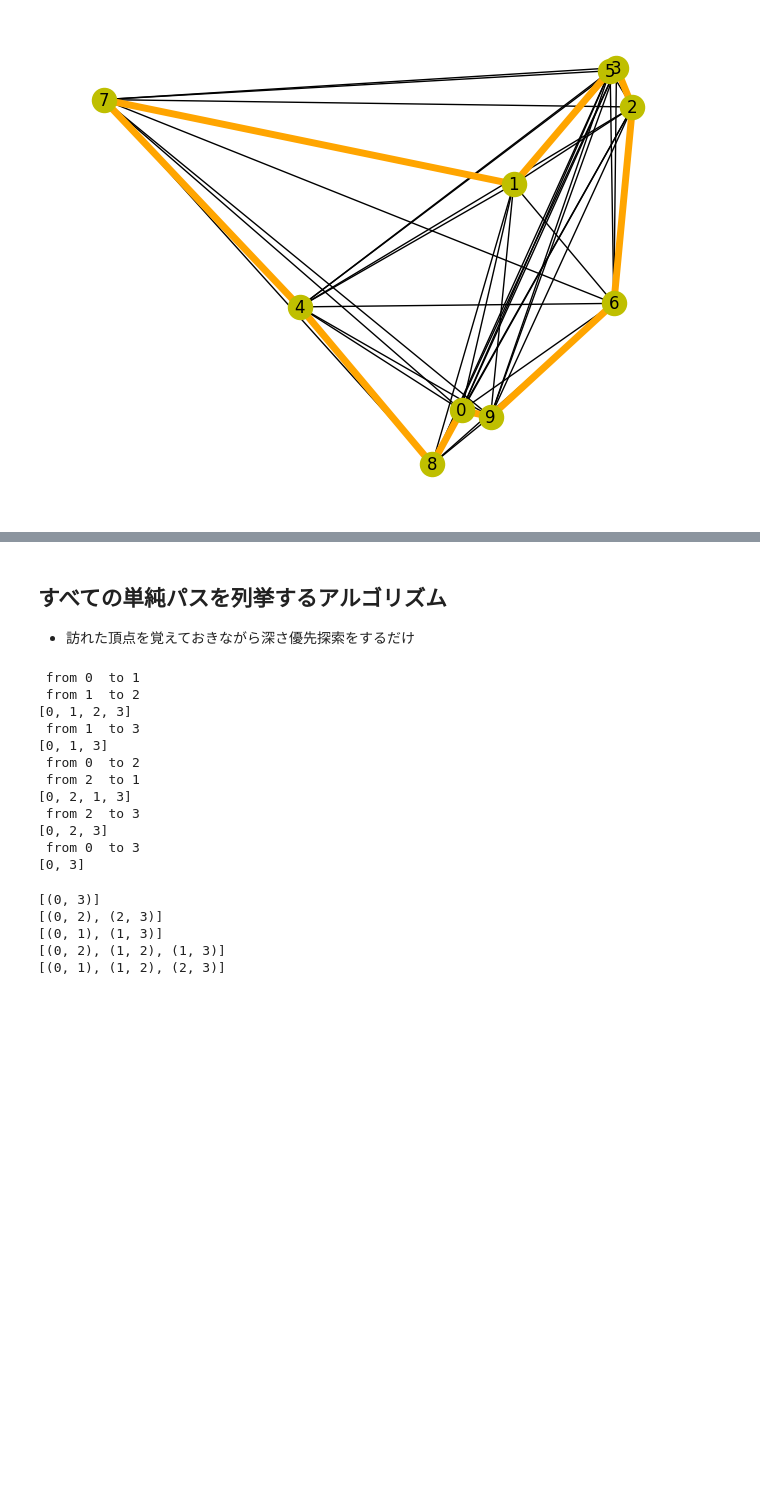
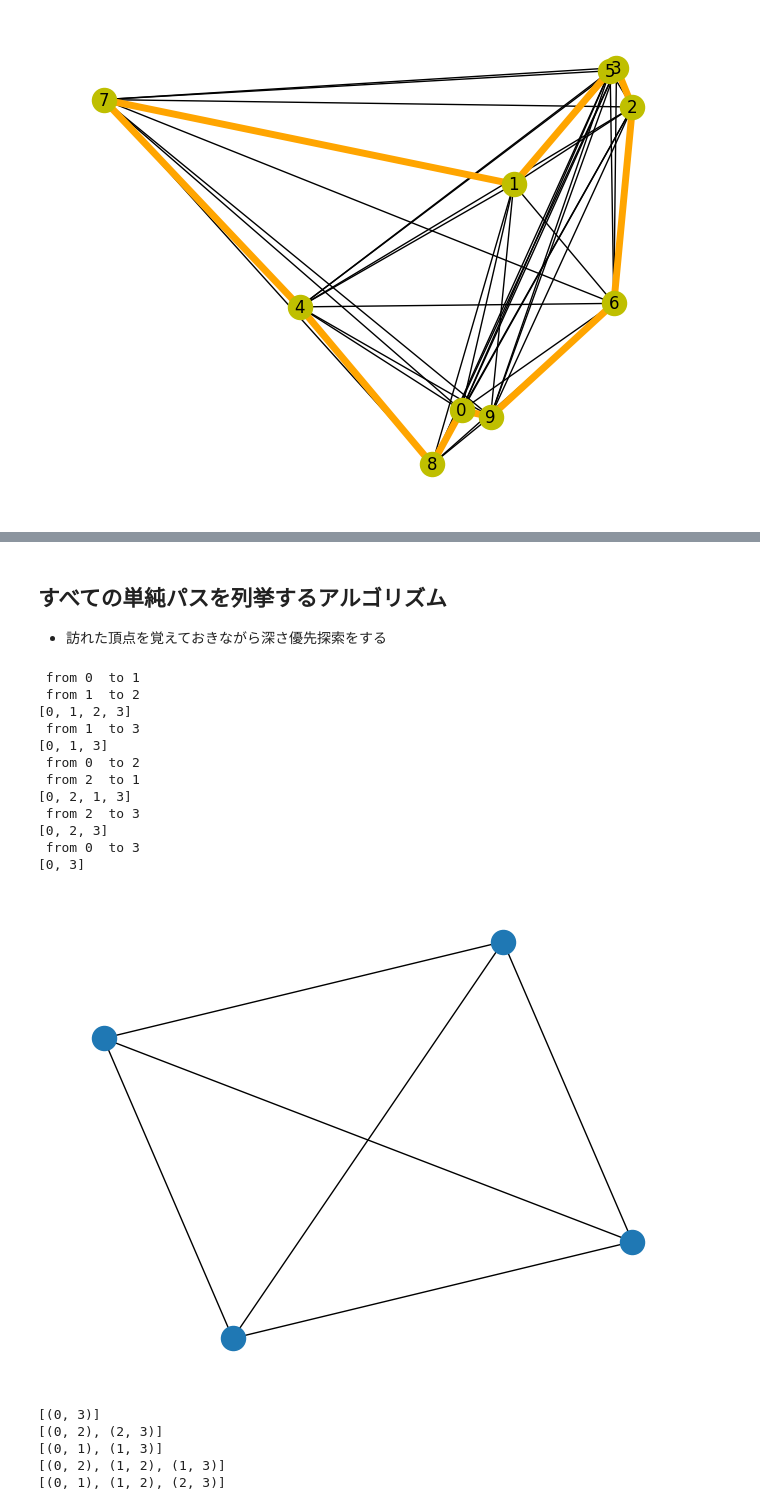
Before and after one commit to okaduki/opt100, a Jupyter notebook: 04k-shortest-paths.ipynb, the cells around one changed output, grey strips where cells are left out. Cells and saved outputs as stored; diff of their text form; code cells hidden in the pictures; blank space fills up the shorter version.

```diff
--- a/04k-shortest-paths.ipynb
+++ b/04k-shortest-paths.ipynb
@@ -310,7 +333,7 @@ plt.plot(x, y, color="green", marker="o")
 # %% [markdown]
 ## すべての単純パスを列挙するアルゴリズム
 
-- 訪れた頂点を覚えておきながら深さ優先探索をするだけ
+- 訪れた頂点を覚えておきながら深さ優先探索をする
 # %%
 import collections
 
@@ -355,21 +378,24 @@ def all_simple_paths_graph(G, source, targets, cutoff):
 # %%
 # 4頂点の完全グラフで列挙
 G = nx.complete_graph(4)
+nx.draw(G)
+
 for path in all_simple_paths_graph(G, source=0, targets={3}, cutoff=len(G) - 1):
     print(path)
 # %% [output]
  from 0  to 1
  from 1  to 2
 [0, 1, 2, 3]
  from 1  to 3
 [0, 1, 3]
  from 0  to 2
  from 2  to 1
 [0, 2, 1, 3]
  from 2  to 3
 [0, 2, 3]
  from 0  to 3
 [0, 3]
+[figure, added]
 # %%
 # Graphillion を使う場合
 GraphSet.set_universe(G.edges())
```
Also changed, not shown: parts of 17 cells of this notebook, 2 other files.
